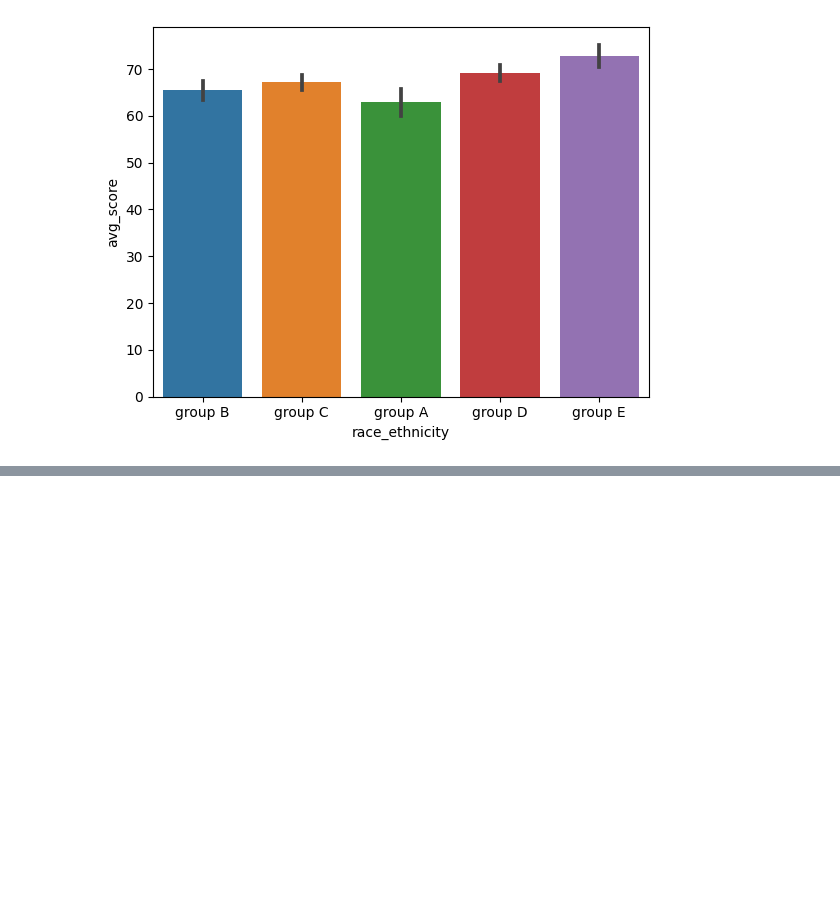
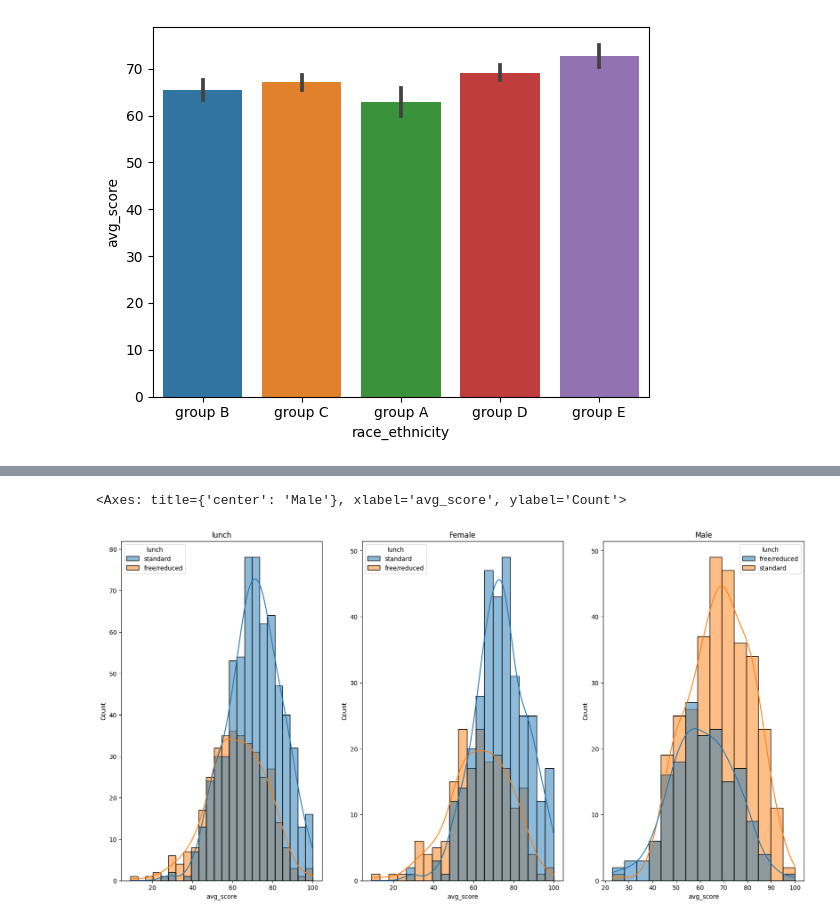
Before and after one commit to mugilan6379/Student_performance_prediction, a Jupyter notebook: visualize.ipynb, the cells around one changed output, grey strips where cells are left out. Saved outputs shown, nothing was run; the diff lists cells and outputs as text; code cells hidden in the pictures; blank space fills up the shorter version.

```diff
--- a/visualize.ipynb
+++ b/visualize.ipynb
@@ -51,0 +71,11 @@ sns.barplot(data=student_dataset,x='race_ethnicity',y='avg_score')
+# %%
+fig,axs = plt.subplots(1,3,figsize=(20,10))
+plt.subplot(131).set_title('lunch')
+sns.histplot(data=student_dataset,x='avg_score',hue='lunch',kde=True)
+plt.subplot(132).set_title('Female')
+sns.histplot(data=student_dataset[student_dataset['gender']=='female'],x='avg_score',hue='lunch',kde=True)
+plt.subplot(133).set_title('Male')
+sns.histplot(data=student_dataset[student_dataset['gender']=='male'],x='avg_score',hue='lunch',kde=True)
+# %% [output]
+<Axes: title={'center': 'Male'}, xlabel='avg_score', ylabel='Count'>
+[figure, added]
```
Also changed, not shown: parts of 4 cells of this notebook, 1 other file.
